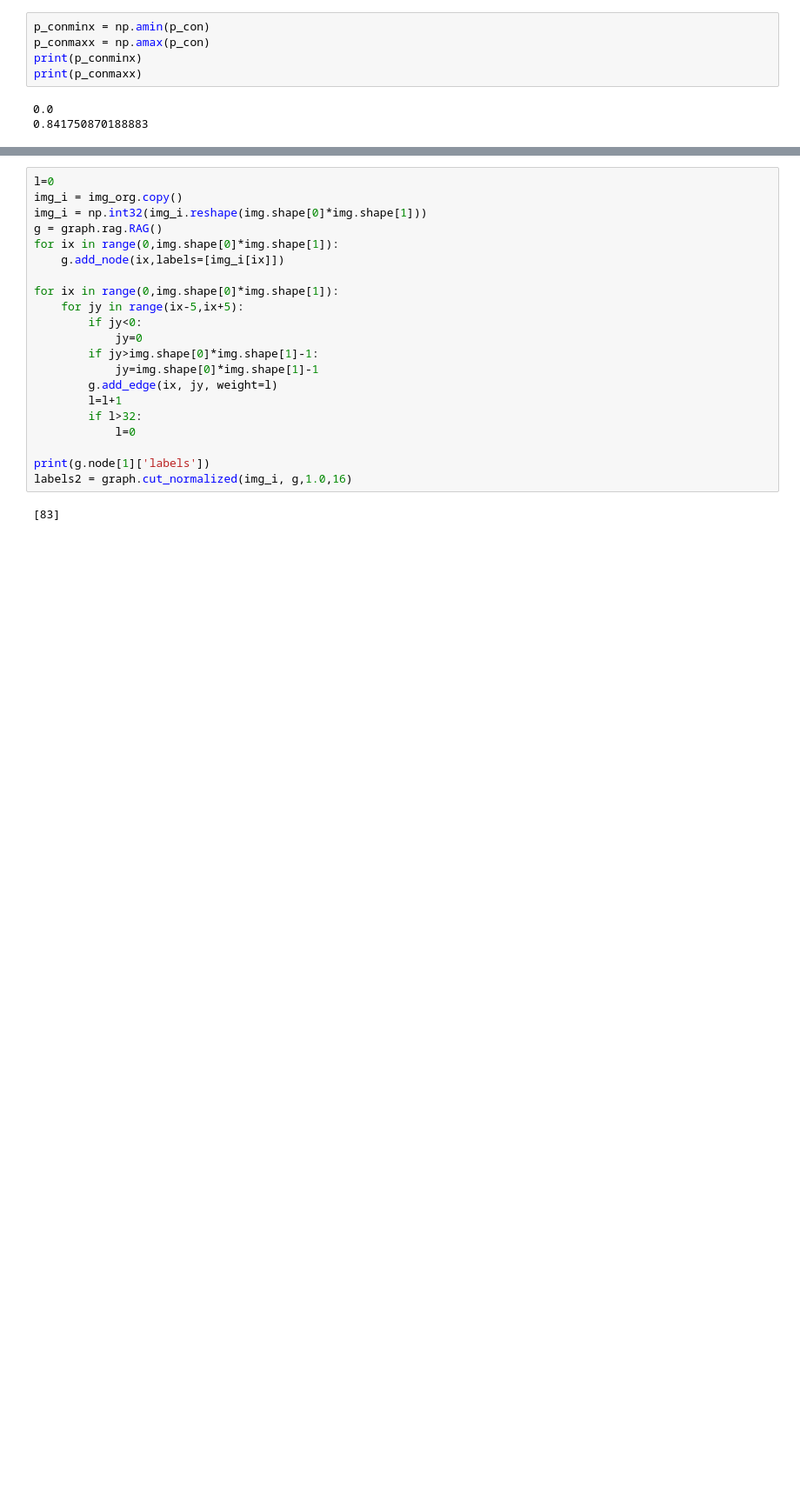
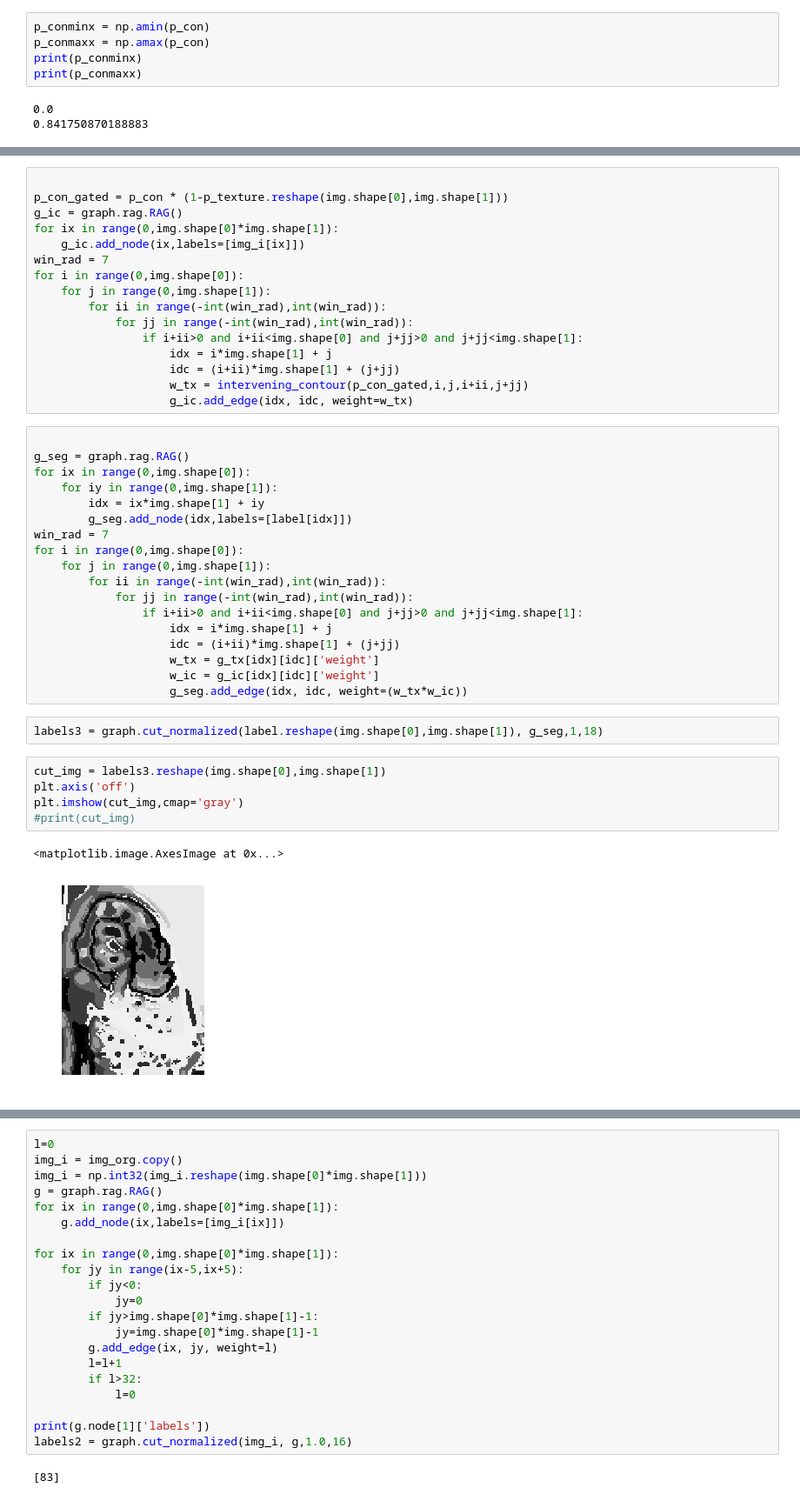
Before and after one commit to saikat-d/LeungMalikSegmentation, a Jupyter notebook: textons.ipynb, the cells around one changed output, grey strips where cells are left out. Shown at 87% size. Saved outputs shown, nothing was run; the diff lists cells and outputs as text; blank space fills up the shorter version.

```diff
--- a/textons.ipynb
+++ b/textons.ipynb
@@ -368,0 +586,44 @@ print(p_conmaxx)
+# %%
+
+p_con_gated = p_con * (1-p_texture.reshape(img.shape[0],img.shape[1]))
+g_ic = graph.rag.RAG()
+for ix in range(0,img.shape[0]*img.shape[1]):
+    g_ic.add_node(ix,labels=[img_i[ix]])
+win_rad = 7
+for i in range(0,img.shape[0]):
+    for j in range(0,img.shape[1]):
+        for ii in range(-int(win_rad),int(win_rad)):
+            for jj in range(-int(win_rad),int(win_rad)):
+                if i+ii>0 and i+ii<img.shape[0] and j+jj>0 and j+jj<img.shape[1]:
+                    idx = i*img.shape[1] + j
+                    idc = (i+ii)*img.shape[1] + (j+jj)
+                    w_tx = intervening_contour(p_con_gated,i,j,i+ii,j+jj)
+                    g_ic.add_edge(idx, idc, weight=w_tx)
+# %%
+
+g_seg = graph.rag.RAG()
+for ix in range(0,img.shape[0]):
+    for iy in range(0,img.shape[1]):
+        idx = ix*img.shape[1] + iy
+        g_seg.add_node(idx,labels=[label[idx]])
+win_rad = 7
+for i in range(0,img.shape[0]):
+    for j in range(0,img.shape[1]):
+        for ii in range(-int(win_rad),int(win_rad)):
+            for jj in range(-int(win_rad),int(win_rad)):
+                if i+ii>0 and i+ii<img.shape[0] and j+jj>0 and j+jj<img.shape[1]:
+                    idx = i*img.shape[1] + j
+                    idc = (i+ii)*img.shape[1] + (j+jj)
+                    w_tx = g_tx[idx][idc]['weight']
+                    w_ic = g_ic[idx][idc]['weight']
+                    g_seg.add_edge(idx, idc, weight=(w_tx*w_ic))
+# %%
+labels3 = graph.cut_normalized(label.reshape(img.shape[0],img.shape[1]), g_seg,1,18)
+# %%
+cut_img = labels3.reshape(img.shape[0],img.shape[1])
+plt.axis('off')
+plt.imshow(cut_img,cmap='gray')
+#print(cut_img)
+# %% [output]
+<matplotlib.image.AxesImage at 0x...>
+[figure, added]
```
Also changed, not shown: parts of 20 cells of this notebook.
